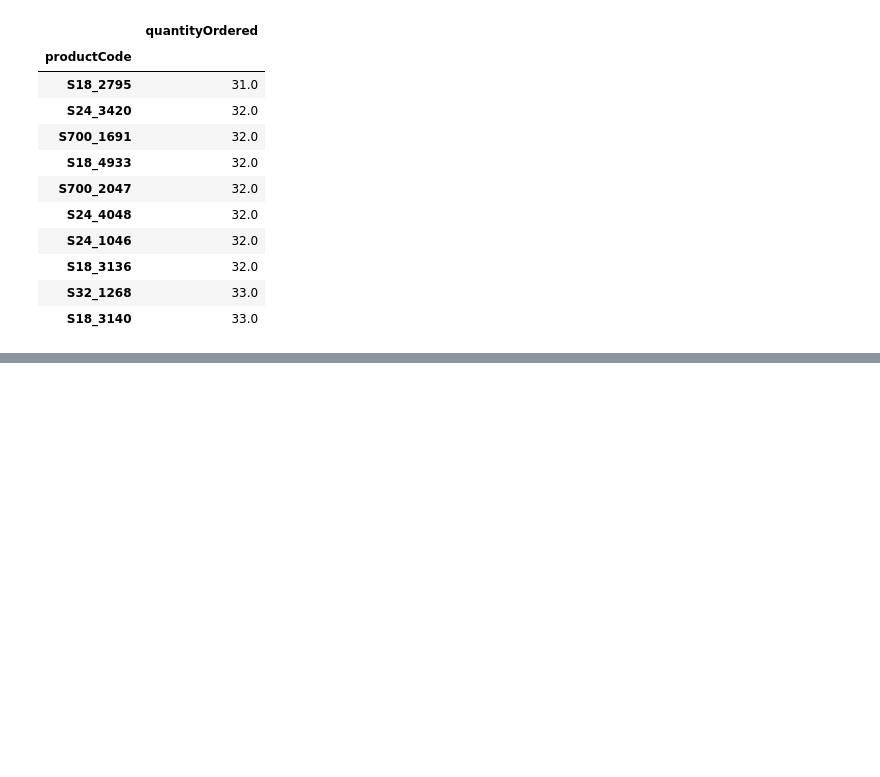
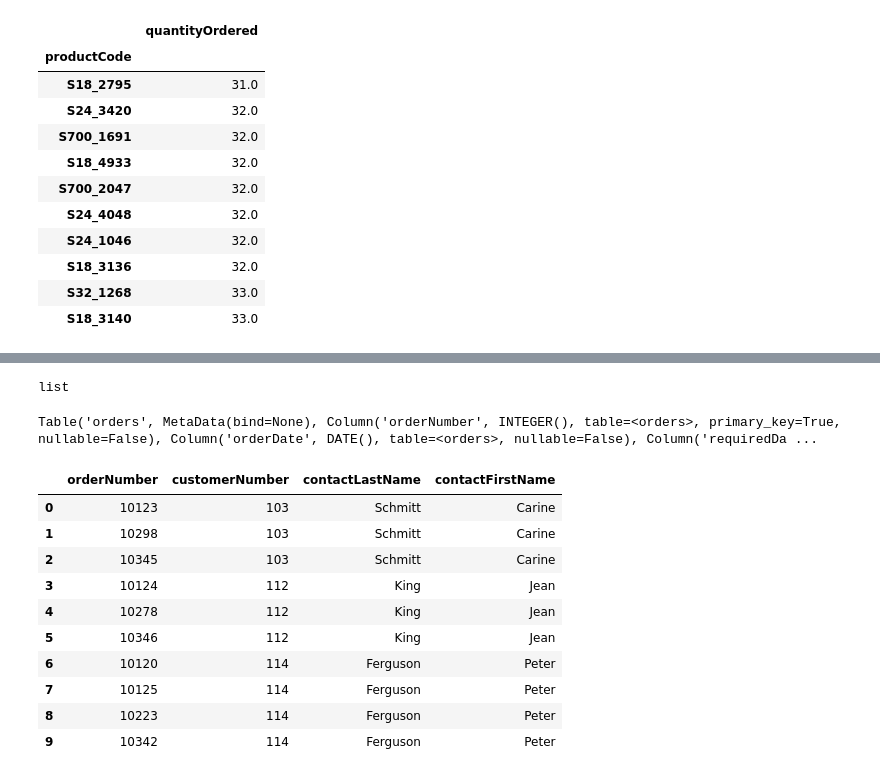
Before and after one commit to raissadvy/day3_300days_codechallenge, a Jupyter notebook: #3_day_code_challenge.ipynb, the cells around one changed output, grey strips where cells are left out. Saved outputs shown, nothing was run; the diff lists cells and outputs as text; code cells hidden in the pictures; blank space fills up the shorter version.

```diff
--- a/#3_day_code_challenge.ipynb
+++ b/#3_day_code_challenge.ipynb
@@ -102,3 +102,8 @@ groupProdCode[['productCode', 'quantityOrdered']].mean().sort_values('quantityOr
 | S18_3136 | 32.0 |
 | S32_1268 | 33.0 |
 | S18_3140 | 33.0 |
+# %%
+import sqlalchemy as db
+meta = db.MetaData()
+cust = db.Table('customers', meta, autoload=True, autoload_with=sqlengine)
+cust
@@ -104,0 +160,35 @@ groupProdCode[['productCode', 'quantityOrdered']].mean().sort_values('quantityOr
+# %%
+type(cust.c.keys())
+# %% [output]
+list
+# %%
+'''
+SQL :
+SELECT order_id, c.customer_id, first_name, last_name
+FROM orders o
+JOIN customers c
+ON c.customer_id = o.customer_id
+
+'''
+orders = db.Table('orders',meta, autoload=True, autoload_with = sqlengine)
+orders
+# %% [output]
+Table('orders', MetaData(bind=None), Column('orderNumber', INTEGER(), table=<orders>, primary_key=True, nullable=False), Column('orderDate', DATE(), table=<orders>, nullable=False), Column('requiredDa ...
+# %%
+query1 = db.select([orders.c.orderNumber, cust.c.customerNumber, cust.c.contactLastName, cust.c.contactFirstName])
+query2 = query1.select_from(cust.join(orders, cust.c.customerNumber == orders.c.customerNumber))
+result_set = dbConn.execute(query2).fetchall()
+df_cust_order = pd.DataFrame(result_set, columns=result_set[0].keys())
+df_cust_order.head(10)
+# %% [output]
+|  | orderNumber | customerNumber | contactLastName | contactFirstName |
+| 0 | 10123 | 103 | Schmitt | Carine |
+| 1 | 10298 | 103 | Schmitt | Carine |
+| 2 | 10345 | 103 | Schmitt | Carine |
+| 3 | 10124 | 112 | King | Jean |
+| 4 | 10278 | 112 | King | Jean |
+| 5 | 10346 | 112 | King | Jean |
+| 6 | 10120 | 114 | Ferguson | Peter |
+| 7 | 10125 | 114 | Ferguson | Peter |
+| 8 | 10223 | 114 | Ferguson | Peter |
+| 9 | 10342 | 114 | Ferguson | Peter |
```
Also changed, not shown: parts of 4 cells of this notebook.
